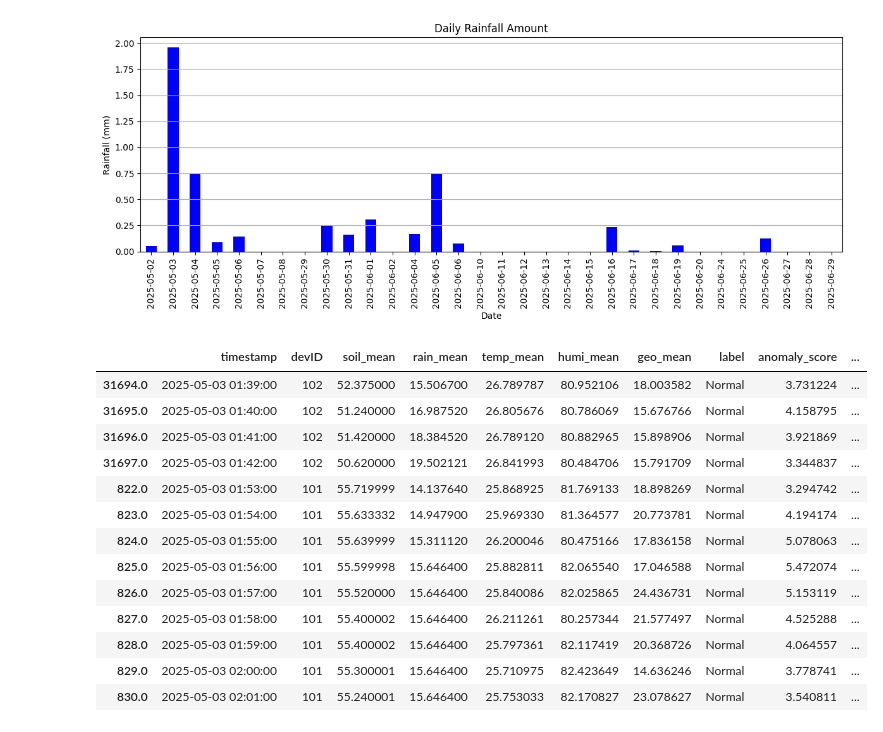
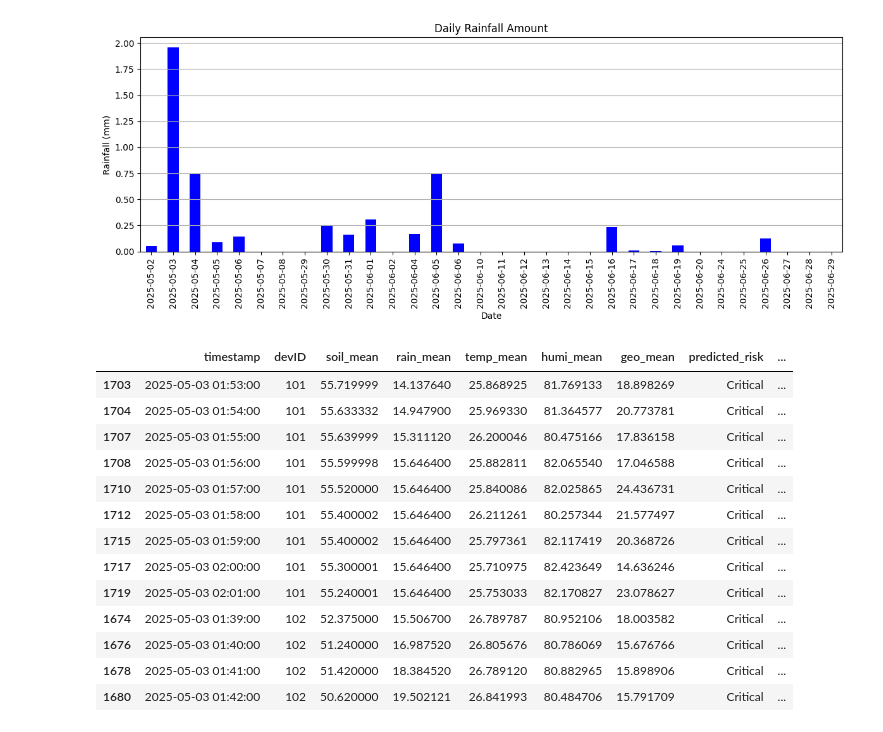
Before and after one commit to Ahmadaduwa/Landslide, a Jupyter notebook: models/LSTM_Autoencoders/LSTM_Autoencoders_Validate.ipynb, the cells around one changed output. Cells and saved outputs as stored; diff of their text form; code cells hidden in the pictures.

```diff
--- a/models/LSTM_Autoencoders/LSTM_Autoencoders_Validate.ipynb
+++ b/models/LSTM_Autoencoders/LSTM_Autoencoders_Validate.ipynb
@@ -191,30 +120,0 @@ df_seq_results = pd.DataFrame({
-# %%
-# --- Apply Prediction Horizon and Classify Risk ---
-def classify_risk(score):
-    if score > crit_thresh:
-        return "Critical"
-    elif score > warn_thresh:
-        return "Warning"
-    else:
-        return "Normal"
-
-df_processed = df_raw.copy()
-df_processed = df_processed.merge(df_seq_results[['original_index', 'anomaly_score']],
-                                 left_index=True, right_on='original_index', how='left')
-df_processed.drop(columns=['original_index'], inplace=True)
-
-# Check if 'devID' exists BEFORE groupby
-if 'devID' not in df_processed.columns:
-    print("Error: 'devID' column not found in df_processed after merge. Check data loading or merge logic.")
-    exit()
-
-# Shift the anomaly scores FORWARD by the PREDICTION_HORIZON
-df_processed['anomaly_score_shifted_for_prediction'] = df_processed.groupby('devID')['anomaly_score'].shift(PREDICTION_HORIZON)
-df_processed['predicted_risk'] = df_processed['anomaly_score_shifted_for_prediction'].apply(classify_risk)
-
-# Include the true 'label' from df_raw into df_processed
-# Since PREDICTION_HORIZON is 0, the 'label' from df_raw should align directly with predicted_risk
-df_processed['true_label'] = df_raw['label'] # Assuming df_raw and df_processed align by index
-df_processed['anomaly_score'] = df_processed['anomaly_score'].fillna(0)
-
-df_final_for_analysis = df_processed.dropna(subset=['anomaly_score_shifted_for_prediction', 'predicted_risk', 'true_label']).copy()
@@ -291,3 +179,9 @@ PCA visualization of Reconstruction Error completed.
+# %%
+# --- Combine with raw data for KDE & Boxplot ---
+data_val = df_raw.loc[df_seq['original_index']].copy()
+data_val['predicted_risk'] = df_seq['predicted_risk'].values
+data_val['anomaly_score'] = df_seq['anomaly_score'].values
+data_val.dropna(inplace=True)
 # %% [markdown]
 # Describe
 # %%
@@ -438,6 +305,6 @@ if 'timestamp' in df_final_for_analysis.columns:
 # %%
 # --- Detailed Time Series Plot for a Specific Range ---
-df_dev_time_series = df_final_for_analysis.set_index('timestamp').sort_index()
+df_dev_time_series = data_val.set_index('timestamp').sort_index()
 # Define a specific date range (adjust as per your data's timestamps)
 time_series_start = "2025-05-02"
 time_series_end = "2025-05-04"
@@ -445,7 +312,7 @@ df_range = df_dev_time_series.loc[time_series_start:time_series_end].copy()
 if not df_range.empty:
     fig, axs = plt.subplots(6, 1, figsize=(12, 14), sharex=True) # Increased height for better visibility
     # Plot 1: Anomaly Score
-    axs[0].scatter(df_range.index, df_range['anomaly_score_shifted_for_prediction'], color='green', s=15, label='Anomaly Score (Shifted)')
+    axs[0].scatter(df_range.index, df_range['anomaly_score'], color='green', s=15, label='Anomaly Score (Shifted)')
     axs[0].axhline(y=warn_thresh, color='orange', linestyle='--', label='Warning Threshold')
     axs[0].axhline(y=crit_thresh, color='red', linestyle='--', label='Critical Threshold')
     axs[0].set_ylabel("Anomaly Score")
@@ -526,19 +393,19 @@ plt.show()
 # %% [output]
 [figure]
 # %%
-df_final_for_analysis[df_final_for_analysis["predicted_risk"] == "Critical"]
+data_val[data_val["predicted_risk"] == "Critical"]
 # %% [output]
-|  | timestamp | devID | soil_mean | rain_mean | temp_mean | humi_mean | geo_mean | label | anomaly_score | ... |
-| 31694.0 | 2025-05-03 01:39:00 | 102 | 52.375000 | 15.506700 | 26.789787 | 80.952106 | 18.003582 | Normal | 3.731224 | ... |
-| 31695.0 | 2025-05-03 01:40:00 | 102 | 51.240000 | 16.987520 | 26.805676 | 80.786069 | 15.676766 | Normal | 4.158795 | ... |
-| 31696.0 | 2025-05-03 01:41:00 | 102 | 51.420000 | 18.384520 | 26.789120 | 80.882965 | 15.898906 | Normal | 3.921869 | ... |
-| 31697.0 | 2025-05-03 01:42:00 | 102 | 50.620000 | 19.502121 | 26.841993 | 80.484706 | 15.791709 | Normal | 3.344837 | ... |
-| 822.0 | 2025-05-03 01:53:00 | 101 | 55.719999 | 14.137640 | 25.868925 | 81.769133 | 18.898269 | Normal | 3.294742 | ... |
-| 823.0 | 2025-05-03 01:54:00 | 101 | 55.633332 | 14.947900 | 25.969330 | 81.364577 | 20.773781 | Normal | 4.194174 | ... |
-| 824.0 | 2025-05-03 01:55:00 | 101 | 55.639999 | 15.311120 | 26.200046 | 80.475166 | 17.836158 | Normal | 5.078063 | ... |
-| 825.0 | 2025-05-03 01:56:00 | 101 | 55.599998 | 15.646400 | 25.882811 | 82.065540 | 17.046588 | Normal | 5.472074 | ... |
-| 826.0 | 2025-05-03 01:57:00 | 101 | 55.520000 | 15.646400 | 25.840086 | 82.025865 | 24.436731 | Normal | 5.153119 | ... |
-| 827.0 | 2025-05-03 01:58:00 | 101 | 55.400002 | 15.646400 | 26.211261 | 80.257344 | 21.577497 | Normal | 4.525288 | ... |
-| 828.0 | 2025-05-03 01:59:00 | 101 | 55.400002 | 15.646400 | 25.797361 | 82.117419 | 20.368726 | Normal | 4.064557 | ... |
-| 829.0 | 2025-05-03 02:00:00 | 101 | 55.300001 | 15.646400 | 25.710975 | 82.423649 | 14.636246 | Normal | 3.778741 | ... |
-| 830.0 | 2025-05-03 02:01:00 | 101 | 55.240001 | 15.646400 | 25.753033 | 82.170827 | 23.078627 | Normal | 3.540811 | ... |
+|  | timestamp | devID | soil_mean | rain_mean | temp_mean | humi_mean | geo_mean | predicted_risk | ... |
+| 1703 | 2025-05-03 01:53:00 | 101 | 55.719999 | 14.137640 | 25.868925 | 81.769133 | 18.898269 | Critical | ... |
+| 1704 | 2025-05-03 01:54:00 | 101 | 55.633332 | 14.947900 | 25.969330 | 81.364577 | 20.773781 | Critical | ... |
+| 1707 | 2025-05-03 01:55:00 | 101 | 55.639999 | 15.311120 | 26.200046 | 80.475166 | 17.836158 | Critical | ... |
+| 1708 | 2025-05-03 01:56:00 | 101 | 55.599998 | 15.646400 | 25.882811 | 82.065540 | 17.046588 | Critical | ... |
+| 1710 | 2025-05-03 01:57:00 | 101 | 55.520000 | 15.646400 | 25.840086 | 82.025865 | 24.436731 | Critical | ... |
+| 1712 | 2025-05-03 01:58:00 | 101 | 55.400002 | 15.646400 | 26.211261 | 80.257344 | 21.577497 | Critical | ... |
+| 1715 | 2025-05-03 01:59:00 | 101 | 55.400002 | 15.646400 | 25.797361 | 82.117419 | 20.368726 | Critical | ... |
+| 1717 | 2025-05-03 02:00:00 | 101 | 55.300001 | 15.646400 | 25.710975 | 82.423649 | 14.636246 | Critical | ... |
+| 1719 | 2025-05-03 02:01:00 | 101 | 55.240001 | 15.646400 | 25.753033 | 82.170827 | 23.078627 | Critical | ... |
+| 1674 | 2025-05-03 01:39:00 | 102 | 52.375000 | 15.506700 | 26.789787 | 80.952106 | 18.003582 | Critical | ... |
+| 1676 | 2025-05-03 01:40:00 | 102 | 51.240000 | 16.987520 | 26.805676 | 80.786069 | 15.676766 | Critical | ... |
+| 1678 | 2025-05-03 01:41:00 | 102 | 51.420000 | 18.384520 | 26.789120 | 80.882965 | 15.898906 | Critical | ... |
+| 1680 | 2025-05-03 01:42:00 | 102 | 50.620000 | 19.502121 | 26.841993 | 80.484706 | 15.791709 | Critical | ... |
```
Also changed, not shown: parts of 21 cells of this notebook, 5 other files.
